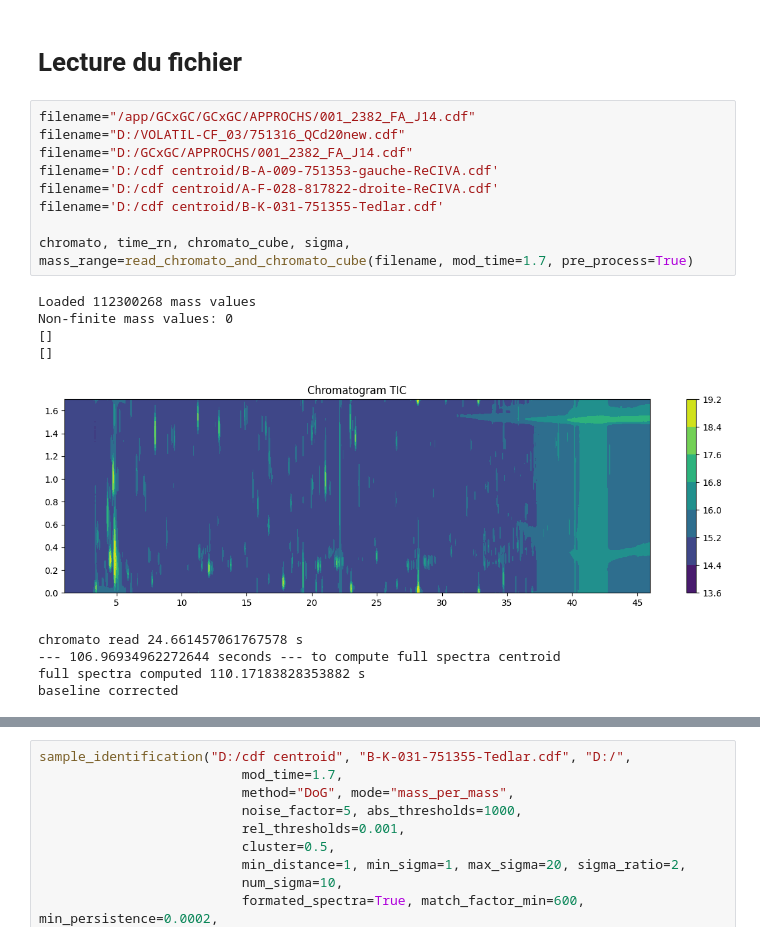
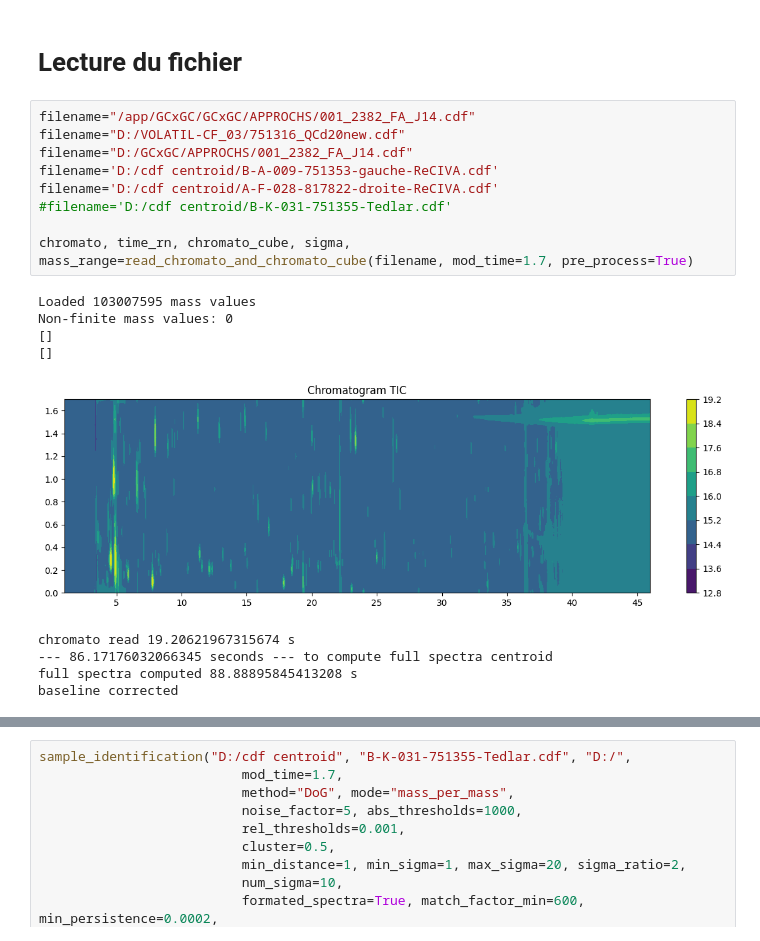
Before and after one commit to Lollith/Python-2DGC-Alignment, a Jupyter notebook: notebooks/db_scan.ipynb, the cells around one changed output, grey strips where cells are left out. Drawn from its saved outputs; the diff is of its cells as text.

```diff
--- a/notebooks/db_scan.ipynb
+++ b/notebooks/db_scan.ipynb
@@ -25,21 +25,21 @@ from dbscan_peak import detection_mass_par_mass_Dog
 # %%
 filename="/app/GCxGC/GCxGC/APPROCHS/001_2382_FA_J14.cdf"
 filename="D:/VOLATIL-CF_03/751316_QCd20new.cdf"
 filename="D:/GCxGC/APPROCHS/001_2382_FA_J14.cdf"
 filename='D:/cdf centroid/B-A-009-751353-gauche-ReCIVA.cdf'
 filename='D:/cdf centroid/A-F-028-817822-droite-ReCIVA.cdf'
-filename='D:/cdf centroid/B-K-031-751355-Tedlar.cdf'
+#filename='D:/cdf centroid/B-K-031-751355-Tedlar.cdf'
 
 chromato, time_rn, chromato_cube, sigma, mass_range=read_chromato_and_chromato_cube(filename, mod_time=1.7, pre_process=True)
 # %% [output]
-Loaded 112300268 mass values
+Loaded 103007595 mass values
 Non-finite mass values: 0
 []
 []
-[figure, old version]
+[figure, new version]
-chromato read 24.661457061767578 s
---- 106.96934962272644 seconds --- to compute full spectra centroid
-full spectra computed 110.17183828353882 s
+chromato read 19.20621967315674 s
+--- 86.17176032066345 seconds --- to compute full spectra centroid
+full spectra computed 88.88895845413208 s
 baseline corrected
 # %%
 import dbscan_peak
```
Also changed, not shown: parts of 30 cells of this notebook.
